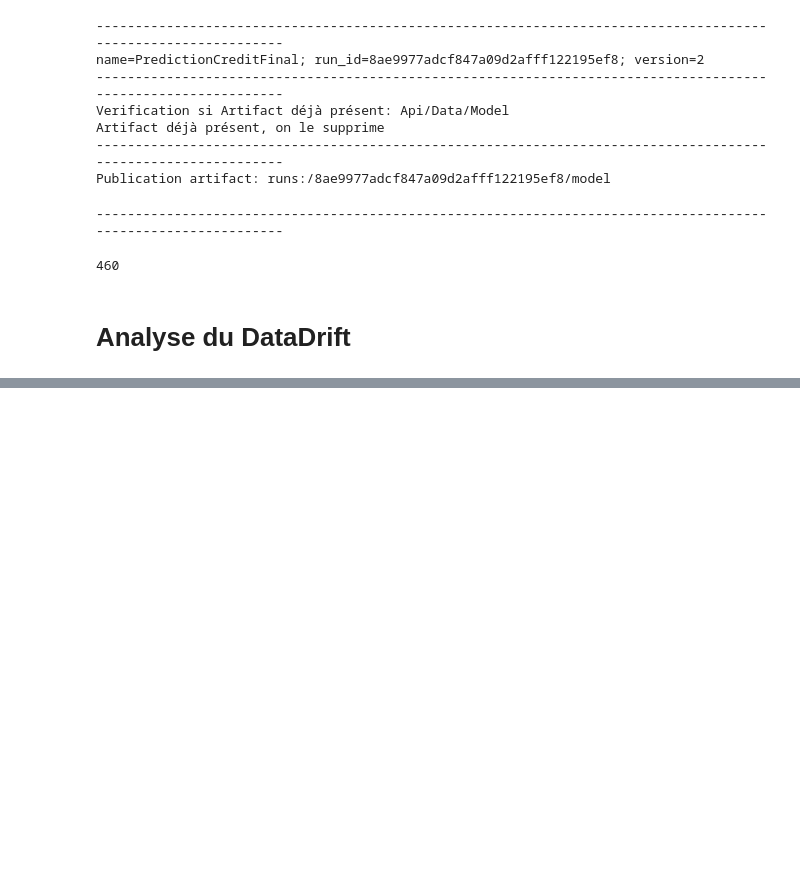
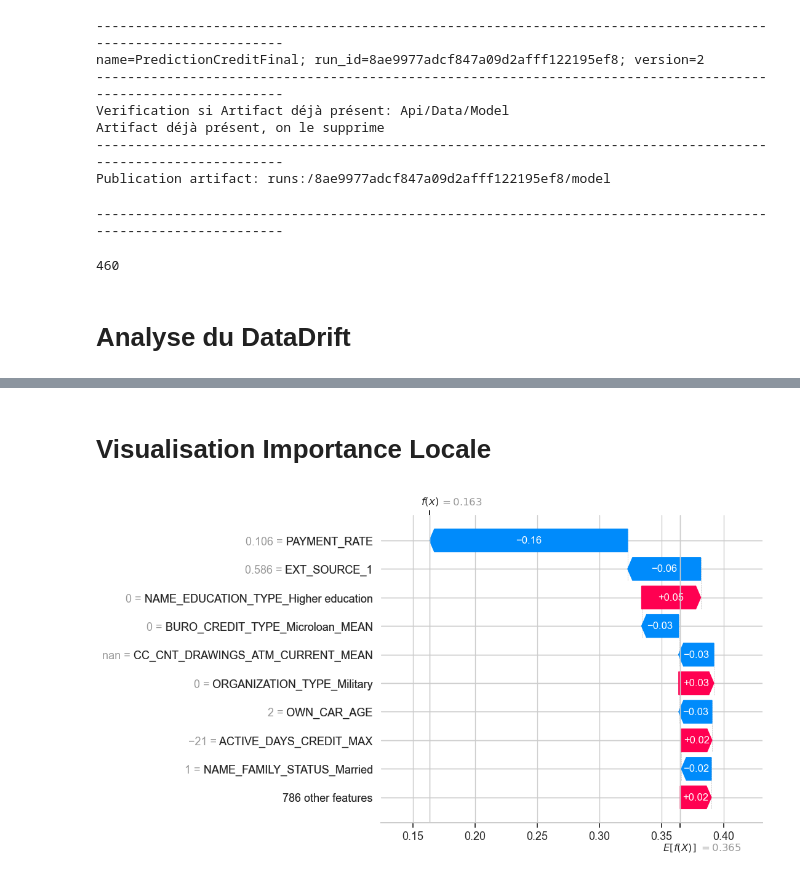
Before and after one commit to m322345/PF6, a Jupyter notebook: Modelisation2.ipynb, the cells around one changed output, grey strips where cells are left out. Cells and saved outputs as stored; diff of their text form; code cells hidden in the pictures; blank space fills up the shorter version.

```diff
--- a/Modelisation2.ipynb
+++ b/Modelisation2.ipynb
@@ -1295,0 +1328,6 @@ def visualize_importance(models, X_train):
+# %% [markdown]
+# Visualisation Importance Locale
+# %%
+shap.plots.waterfall(shap_values_single[0], max_display=10)
+# %% [output]
+[figure, added]
```
Also changed, not shown: parts of 8 cells of this notebook, 1 other file.
